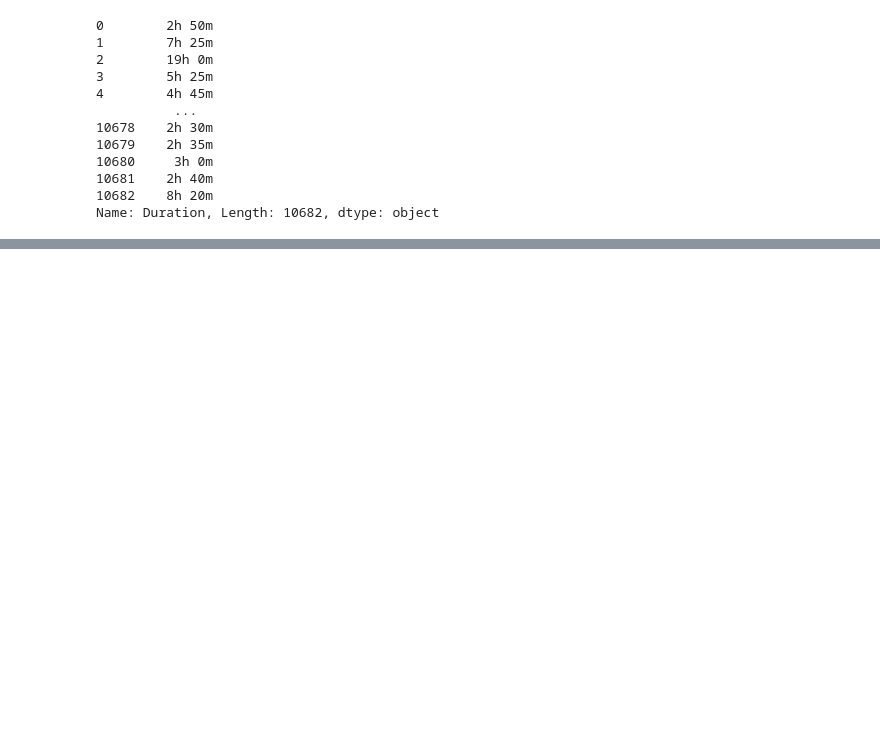
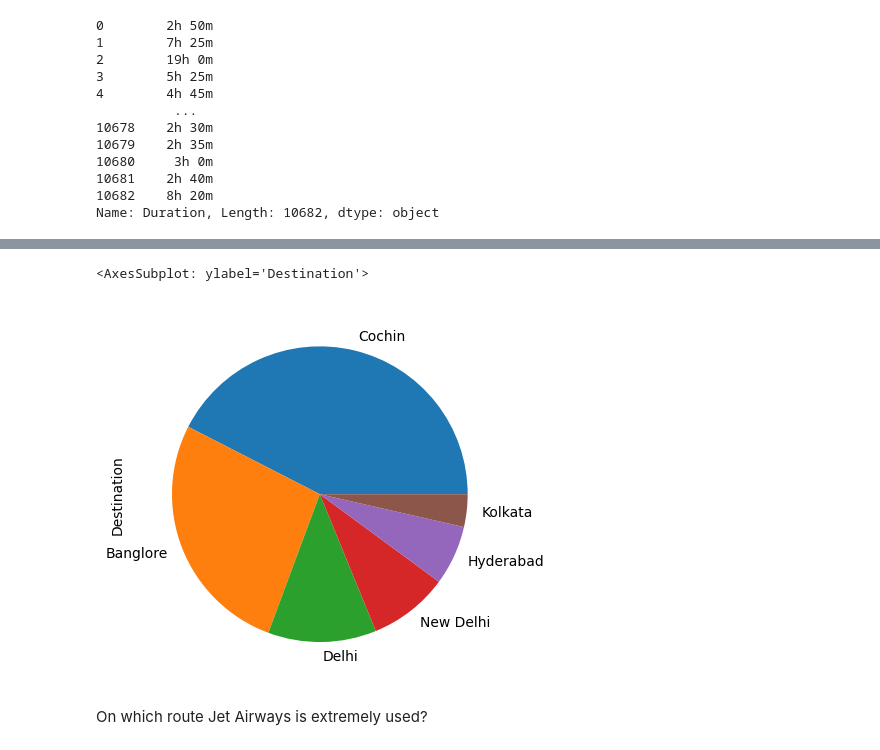
Before and after one commit to jose-j-hv/Airlines_ds, a Jupyter notebook: init.ipynb, the cells around one changed output, grey strips where cells are left out. Saved outputs shown, nothing was run; the diff lists cells and outputs as text; code cells hidden in the pictures; blank space fills up the shorter version.

```diff
--- a/init.ipynb
+++ b/init.ipynb
@@ -258,0 +297,7 @@ Name: Duration, Length: 10682, dtype: object
+# %%
+data['Destination'].value_counts().plot(kind='pie')
+# %% [output]
+<AxesSubplot: ylabel='Destination'>
+[figure, added]
+# %% [markdown]
+On which route Jet Airways is extremely used?
```
Also changed, not shown: parts of 56 cells of this notebook, 1 other file.
